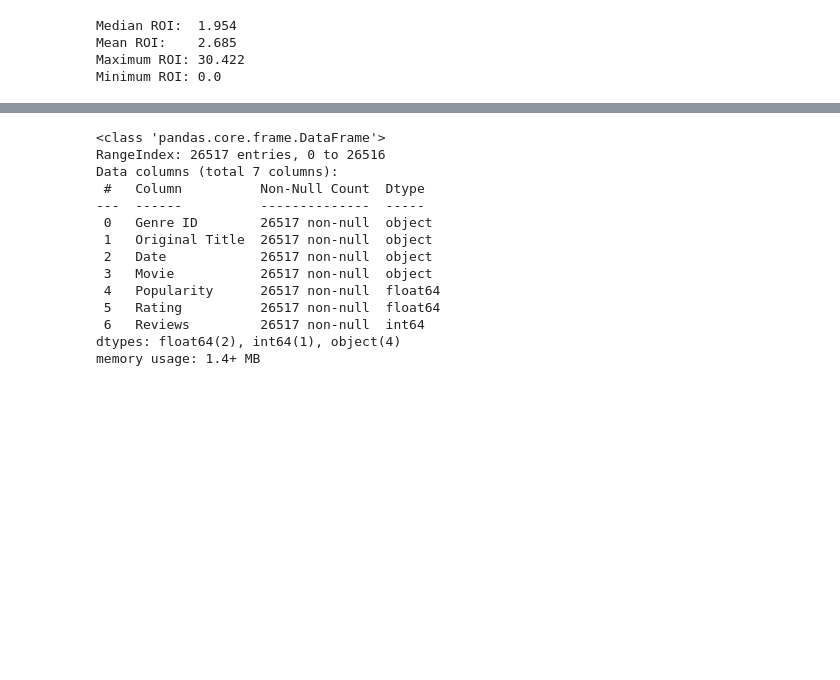
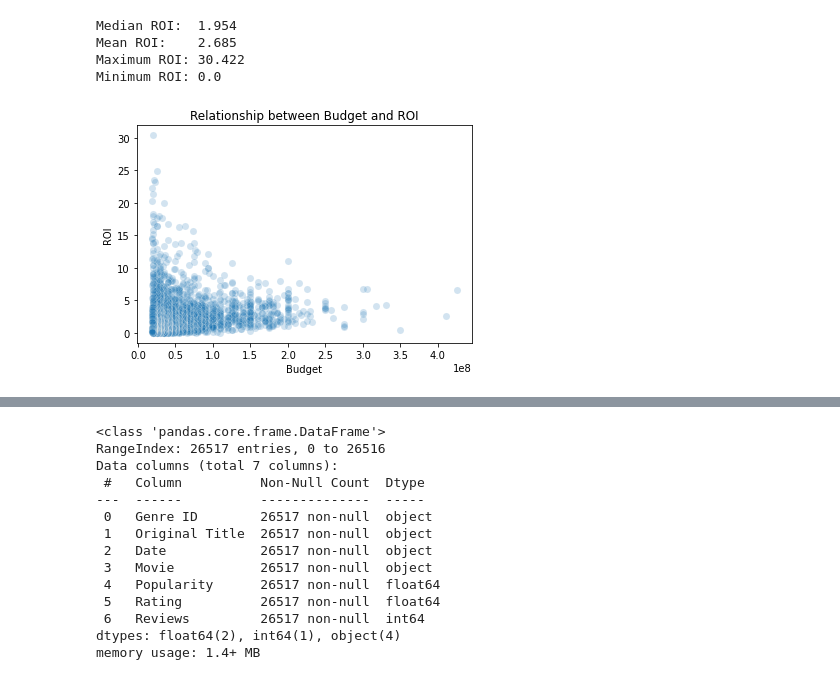
Before and after one commit to jaeheonk817/Microsoft-Movie-Recommendations, a Jupyter notebook: student1.ipynb, the cells around one changed output, grey strips where cells are left out. Cells and saved outputs as stored; diff of their text form; code cells hidden in the pictures; blank space fills up the shorter version.

```diff
--- a/student1.ipynb
+++ b/student1.ipynb
@@ -365,3 +365,11 @@ Median ROI:  1.954
 Mean ROI:    2.685
 Maximum ROI: 30.422
 Minimum ROI: 0.0
+# %%
+# Draw a scatterplot to see the relationship between Budget and ROI.
+
+sns.scatterplot(x='Budget', y='ROI', data=tn, s=50, alpha=0.2)
+plt.title("Relationship between Budget and ROI")
+plt.show()
+# %% [output]
+[figure, added]
```
Also changed, not shown: parts of 10 cells of this notebook.
